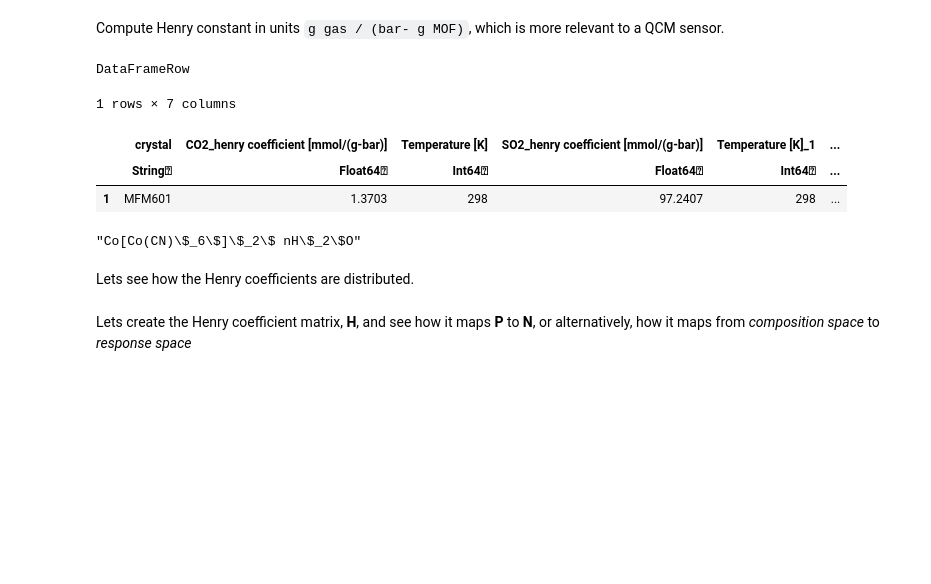
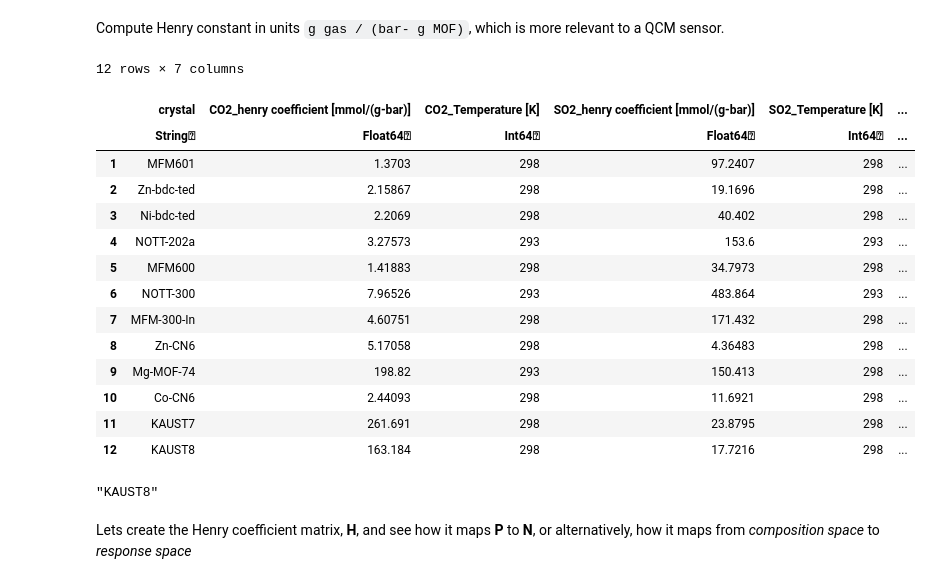
Before and after one commit to SimonEnsemble/sensor_arrays, a Jupyter notebook: src/Sensing.ipynb, the cells around one changed output. Saved outputs shown, nothing was run; the diff lists cells and outputs as text; code cells hidden in the pictures; blank space fills up the shorter version.

```diff
--- a/src/Sensing.ipynb
+++ b/src/Sensing.ipynb
@@ -49,16 +53,27 @@ Compute Henry constant in units `g gas / (bar- g MOF)`, which is more relevant t
 # %%
 mw = Dict("CO2" => 44.01, "SO2" => 64.066)
 for gas in ["CO2", "SO2"]
     df_henry[Symbol("H_$gas [g/(g-bar)]")] = df_henry[Symbol(gas * "_henry coefficient [mmol/(g-bar)]")] * mw[gas] / 1000
 end
 
 first(df_henry)
+df_henry
 # %% [output]
-DataFrameRow
+12 rows × 7 columns
-1 rows × 7 columns
-|  | crystal | CO2_henry coefficient [mmol/(g-bar)] | Temperature [K] | SO2_henry coefficient [mmol/(g-bar)] | Temperature [K]_1 | ... |
+|  | crystal | CO2_henry coefficient [mmol/(g-bar)] | CO2_Temperature [K] | SO2_henry coefficient [mmol/(g-bar)] | SO2_Temperature [K] | ... |
 |  | String⍰ | Float64⍰ | Int64⍰ | Float64⍰ | Int64⍰ | ... |
 | 1 | MFM601 | 1.3703 | 298 | 97.2407 | 298 | ... |
+| 2 | Zn-bdc-ted | 2.15867 | 298 | 19.1696 | 298 | ... |
+| 3 | Ni-bdc-ted | 2.2069 | 298 | 40.402 | 298 | ... |
+| 4 | NOTT-202a | 3.27573 | 293 | 153.6 | 293 | ... |
+| 5 | MFM600 | 1.41883 | 298 | 34.7973 | 298 | ... |
+| 6 | NOTT-300 | 7.96526 | 293 | 483.864 | 293 | ... |
+| 7 | MFM-300-In | 4.60751 | 298 | 171.432 | 298 | ... |
+| 8 | Zn-CN6 | 5.17058 | 298 | 4.36483 | 298 | ... |
+| 9 | Mg-MOF-74 | 198.82 | 293 | 150.413 | 298 | ... |
+| 10 | Co-CN6 | 2.44093 | 298 | 11.6921 | 298 | ... |
+| 11 | KAUST7 | 261.691 | 298 | 23.8795 | 298 | ... |
+| 12 | KAUST8 | 163.184 | 298 | 17.7216 | 298 | ... |
 # %%
 formatted_crystal_names = Dict{AbstractString, AbstractString}()
 formatted_crystal_names["MFM601"] = "MFM-601"
@@ -71,10 +86,10 @@ formatted_crystal_names["MFM-300-In"] = "MFM-300-In"
 formatted_crystal_names["Zn-CN6"] = "Zn[Co(CN)\$_6\$]\$_2\$ nH\$_2\$O"
 formatted_crystal_names["Mg-MOF-74"] = "Mg-MOF-74"
 formatted_crystal_names["Co-CN6"] = "Co[Co(CN)\$_6\$]\$_2\$ nH\$_2\$O"
+formatted_crystal_names["KAUST7"] = "KAUST7"
+formatted_crystal_names["KAUST8"] = "KAUST8"
 # %% [output]
-"Co[Co(CN)\$_6\$]\$_2\$ nH\$_2\$O"
+"KAUST8"
-# %% [markdown]
-Lets see how the Henry coefficients are distributed.
 # %% [markdown]
 Lets create the Henry coefficient matrix, <b>H</b>, and see how it maps <b>P</b> to __N__, or alternatively, how it maps from _composition space_ to _response space_
 # %%
```
Also changed, not shown: parts of 6 cells of this notebook, 2 other files.
